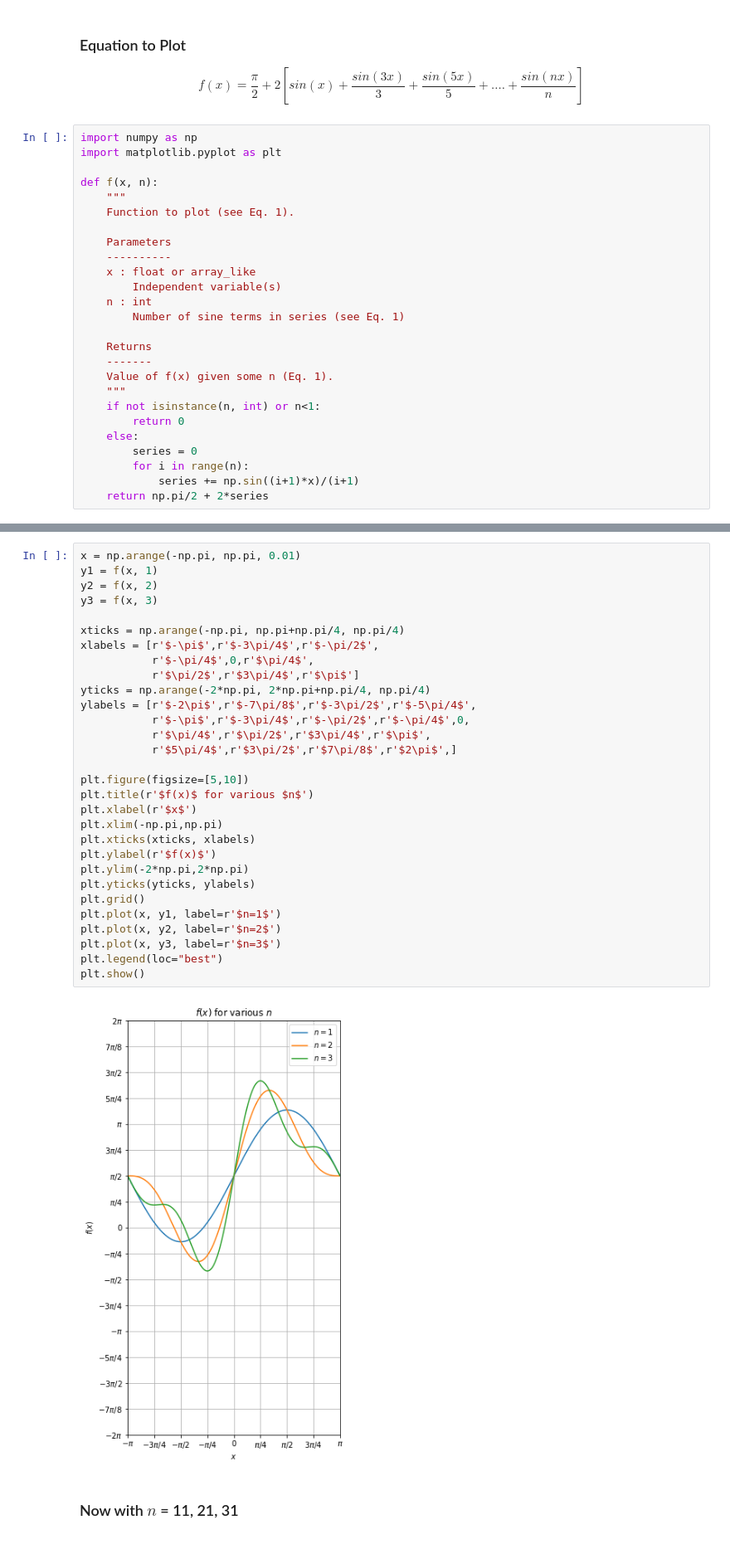
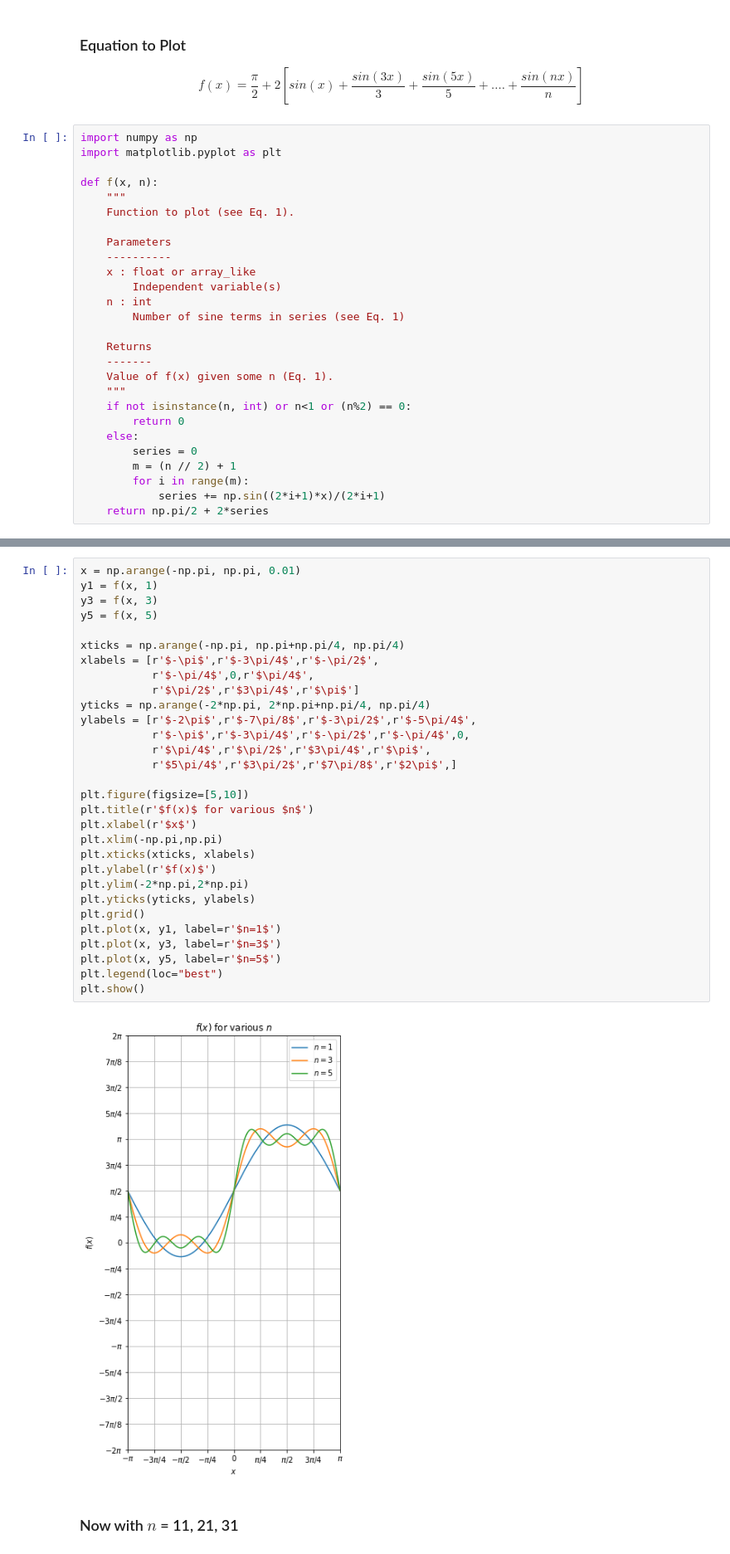
Before and after one commit to sabaronett/computational-physics-class-404-604-Spring-2020, a Jupyter notebook: homework/hw01.ipynb, the cells around one changed output, grey strips where cells are left out. Shown at 83% size. Drawn from its saved outputs; the diff is of its cells as text.

Commit message:
Update hw01.ipynb
Updated to only odd terms in series (not all integers)

```diff
--- a/homework/hw01.ipynb
+++ b/homework/hw01.ipynb
@@ -29,11 +29,12 @@ def f(x, n):
     -------
     Value of f(x) given some n (Eq. 1).
     """
-    if not isinstance(n, int) or n<1:
+    if not isinstance(n, int) or n<1 or (n%2) == 0:
         return 0
     else:
         series = 0
-        for i in range(n):
-            series += np.sin((i+1)*x)/(i+1)
+        m = (n // 2) + 1
+        for i in range(m):
+            series += np.sin((2*i+1)*x)/(2*i+1)
     return np.pi/2 + 2*series
 # %% [markdown]
@@ -41,35 +42,35 @@ def f(x, n):
 # %%
 x = np.arange(-np.pi, np.pi, 0.01)
 y1 = f(x, 1)
-y2 = f(x, 2)
 y3 = f(x, 3)
+y5 = f(x, 5)
 
 xticks = np.arange(-np.pi, np.pi+np.pi/4, np.pi/4)
 xlabels = [r'$-\pi$',r'$-3\pi/4$',r'$-\pi/2$',
            r'$-\pi/4$',0,r'$\pi/4$',
            r'$\pi/2$',r'$3\pi/4$',r'$\pi$']
 yticks = np.arange(-2*np.pi, 2*np.pi+np.pi/4, np.pi/4)
 ylabels = [r'$-2\pi$',r'$-7\pi/8$',r'$-3\pi/2$',r'$-5\pi/4$',
            r'$-\pi$',r'$-3\pi/4$',r'$-\pi/2$',r'$-\pi/4$',0,
            r'$\pi/4$',r'$\pi/2$',r'$3\pi/4$',r'$\pi$',
            r'$5\pi/4$',r'$3\pi/2$',r'$7\pi/8$',r'$2\pi$',]
 
 plt.figure(figsize=[5,10])
 plt.title(r'$f(x)$ for various $n$')
 plt.xlabel(r'$x$')
 plt.xlim(-np.pi,np.pi)
 plt.xticks(xticks, xlabels)
 plt.ylabel(r'$f(x)$')
 plt.ylim(-2*np.pi,2*np.pi)
 plt.yticks(yticks, ylabels)
 plt.grid()
 plt.plot(x, y1, label=r'$n=1$')
-plt.plot(x, y2, label=r'$n=2$')
 plt.plot(x, y3, label=r'$n=3$')
+plt.plot(x, y5, label=r'$n=5$')
 plt.legend(loc="best")
 plt.show()
 # %% [output]
-[figure, old version]
+[figure, new version]
 # %% [markdown]
 ### Now with $n$ = 11, 21, 31
 # %%
```
Also changed, not shown: parts of 2 cells of this notebook.
